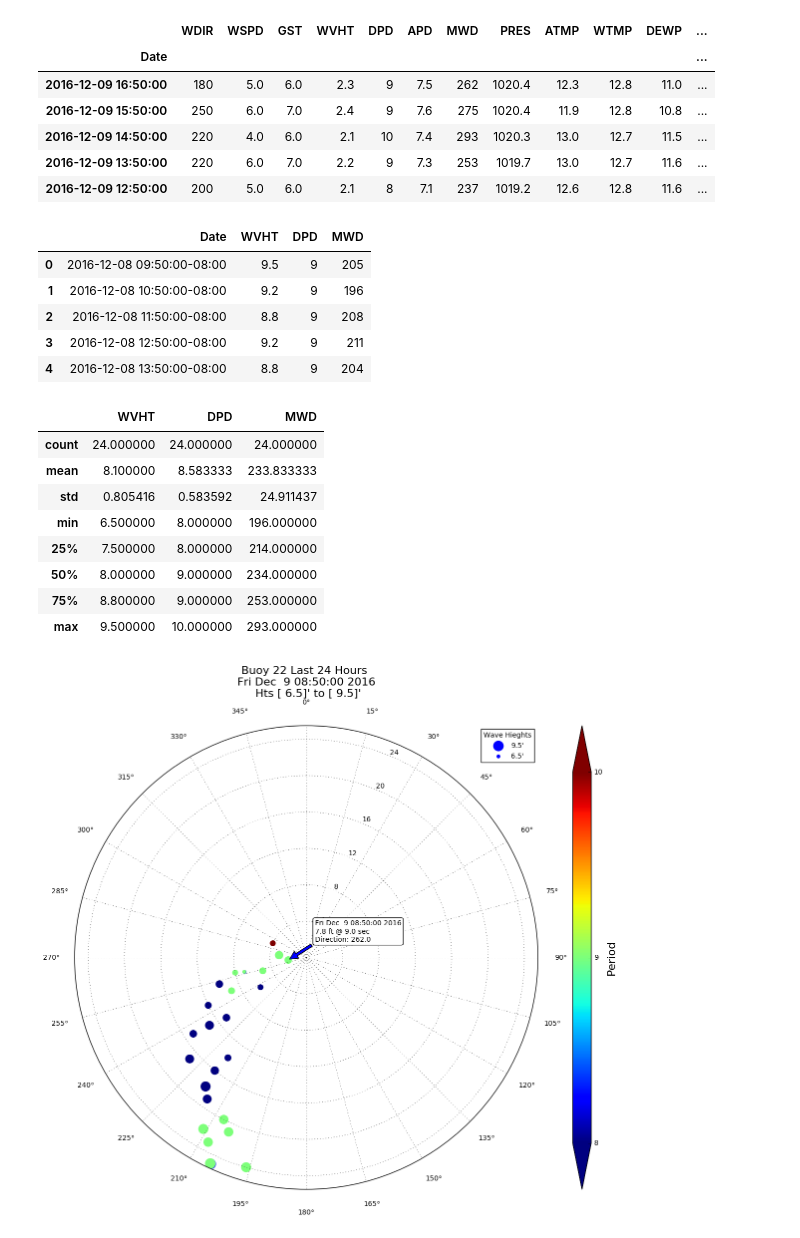
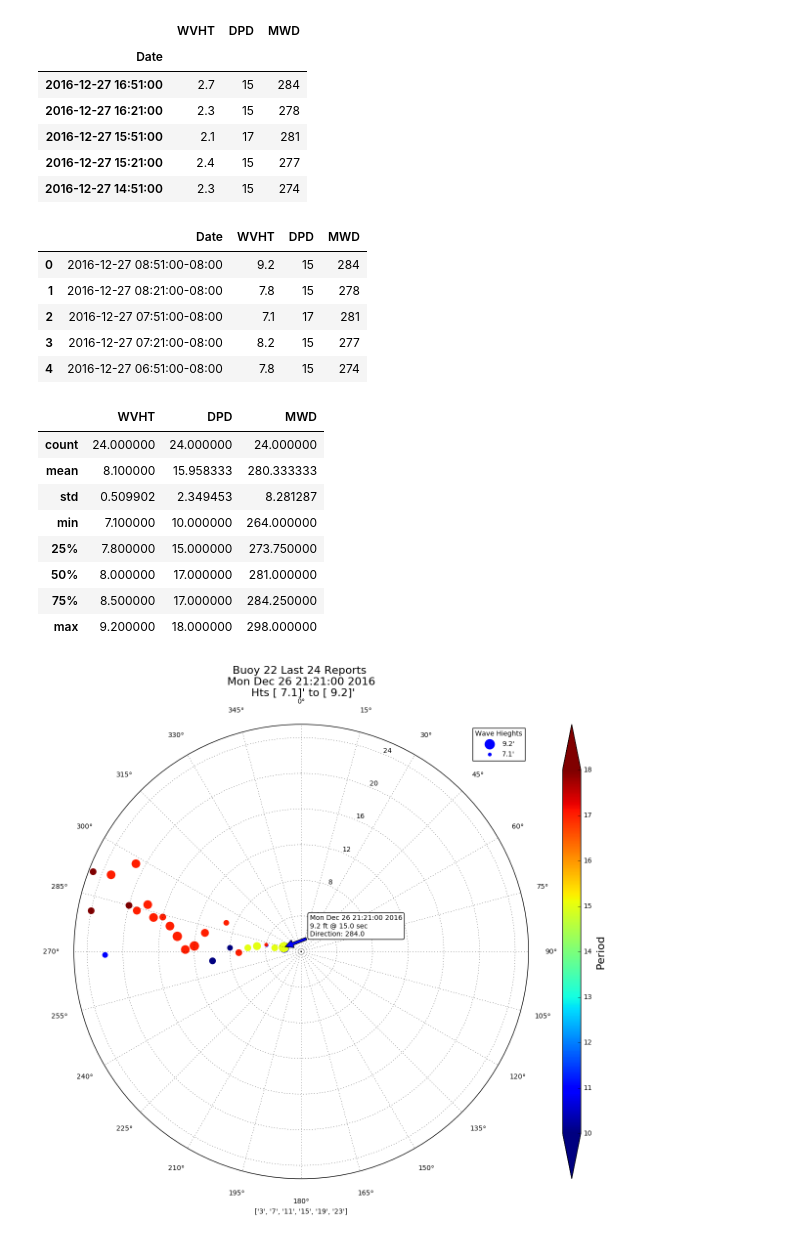
Before and after one commit to dhelliwell/buoy-data-notebooks, a Jupyter notebook: Bouy_Data.ipynb, the cells around one changed output. Cells and saved outputs as stored; diff of their text form; code cells hidden in the pictures.

```diff
--- a/Bouy_Data.ipynb
+++ b/Bouy_Data.ipynb
@@ -5,52 +5,59 @@ import matplotlib.pyplot as plt
 %matplotlib inline
 # %%
 #data_url = 'http://www.ndbc.noaa.gov/data/5day2/46022_5day.txt'
-data_url = 'http://www.ndbc.noaa.gov/data/realtime2/46022.txt'
+data_url = 'http://www.ndbc.noaa.gov/data/realtime2/46244.txt'
+#data_url = 'http://www.ndbc.noaa.gov/data/realtime2/46022.txt'
 
 # Set the number of hours to report.
 parse = lambda x: pd.to_datetime(x, format='%Y %m %d %H %M')
 buoy22_df = pd.read_csv(data_url, header=0, skiprows=[1], nrows=24,
                         sep='\s+', na_values=['MM', -99],
+                        usecols=['#YY', 'MM', 'DD', 'hh', 'mm', 'WVHT', 'DPD', 'MWD'],
                         parse_dates={'Date':['#YY', 'MM', 'DD', 'hh', 'mm']},
                         date_parser=parse, index_col = 0)
 buoy22_df.head()
 # %% [output]
-|  | WDIR | WSPD | GST | WVHT | DPD | APD | MWD | PRES | ATMP | WTMP | DEWP | ... |
-| Date |  |  |  |  |  |  |  |  |  |  |  | ... |
-| 2016-12-09 16:50:00 | 180 | 5.0 | 6.0 | 2.3 | 9 | 7.5 | 262 | 1020.4 | 12.3 | 12.8 | 11.0 | ... |
-| 2016-12-09 15:50:00 | 250 | 6.0 | 7.0 | 2.4 | 9 | 7.6 | 275 | 1020.4 | 11.9 | 12.8 | 10.8 | ... |
-| 2016-12-09 14:50:00 | 220 | 4.0 | 6.0 | 2.1 | 10 | 7.4 | 293 | 1020.3 | 13.0 | 12.7 | 11.5 | ... |
-| 2016-12-09 13:50:00 | 220 | 6.0 | 7.0 | 2.2 | 9 | 7.3 | 253 | 1019.7 | 13.0 | 12.7 | 11.6 | ... |
-| 2016-12-09 12:50:00 | 200 | 5.0 | 6.0 | 2.1 | 8 | 7.1 | 237 | 1019.2 | 12.6 | 12.8 | 11.6 | ... |
+|  | WVHT | DPD | MWD |
+| Date |  |  |  |
+| 2016-12-27 16:51:00 | 2.7 | 15 | 284 |
+| 2016-12-27 16:21:00 | 2.3 | 15 | 278 |
+| 2016-12-27 15:51:00 | 2.1 | 17 | 281 |
+| 2016-12-27 15:21:00 | 2.4 | 15 | 277 |
+| 2016-12-27 14:51:00 | 2.3 | 15 | 274 |
 # %%
-MWD_df = buoy22_df[['WVHT', 'DPD', 'MWD']].copy()
+MWD_df = buoy22_df.copy()
+
+# The data is reported in 'UTC'. Change local_time to desired time zone.
+local_time = 'US/Pacific'
 MWD_df = MWD_df.tz_localize('UTC')
-MWD_df = MWD_df.tz_convert('US/Pacific')
-MWD_df.sort_index(ascending=True, axis=0, inplace=True)
+MWD_df = MWD_df.tz_convert(local_time)
+
+# Reset the index for plotting purposes.
 MWD_df.reset_index(inplace=True)
+
+# Convert meters to feet.
 MWD_df['WVHT'] = MWD_df.apply(lambda x: np.around(x['WVHT'] * 3.4, decimals=1),
                               axis=1)
-
 MWD_df.head()
 # %% [output]
 |  | Date | WVHT | DPD | MWD |
-| 0 | 2016-12-08 09:50:00-08:00 | 9.5 | 9 | 205 |
-| 1 | 2016-12-08 10:50:00-08:00 | 9.2 | 9 | 196 |
-| 2 | 2016-12-08 11:50:00-08:00 | 8.8 | 9 | 208 |
-| 3 | 2016-12-08 12:50:00-08:00 | 9.2 | 9 | 211 |
-| 4 | 2016-12-08 13:50:00-08:00 | 8.8 | 9 | 204 |
+| 0 | 2016-12-27 08:51:00-08:00 | 9.2 | 15 | 284 |
+| 1 | 2016-12-27 08:21:00-08:00 | 7.8 | 15 | 278 |
+| 2 | 2016-12-27 07:51:00-08:00 | 7.1 | 17 | 281 |
+| 3 | 2016-12-27 07:21:00-08:00 | 8.2 | 15 | 277 |
+| 4 | 2016-12-27 06:51:00-08:00 | 7.8 | 15 | 274 |
 # %%
 MWD_df.describe()
 # %% [output]
 |  | WVHT | DPD | MWD |
 | count | 24.000000 | 24.000000 | 24.000000 |
-| mean | 8.100000 | 8.583333 | 233.833333 |
-| std | 0.805416 | 0.583592 | 24.911437 |
-| min | 6.500000 | 8.000000 | 196.000000 |
-| 25% | 7.500000 | 8.000000 | 214.000000 |
-| 50% | 8.000000 | 9.000000 | 234.000000 |
-| 75% | 8.800000 | 9.000000 | 253.000000 |
-| max | 9.500000 | 10.000000 | 293.000000 |
+| mean | 8.100000 | 15.958333 | 280.333333 |
+| std | 0.509902 | 2.349453 | 8.281287 |
+| min | 7.100000 | 10.000000 | 264.000000 |
+| 25% | 7.800000 | 15.000000 | 273.750000 |
+| 50% | 8.000000 | 17.000000 | 281.000000 |
+| 75% | 8.500000 | 17.000000 | 284.250000 |
+| max | 9.200000 | 18.000000 | 298.000000 |
 # %%
 # Get data for plotting
 # Convert swell direction from degrees to radians
@@ -58,7 +65,7 @@ theta = np.deg2rad(MWD_df[['MWD']])
 period = MWD_df[['DPD']]
 
 # Times are indexed with ints starting at 2 so that MWD can be detected.
-r = np.arange(len(theta) + 1,  1, -1)
+r = MWD_df.index+2
 
 # Get info for title string
 # Max and min hights will be reported in feet
@@ -68,12 +75,12 @@ hts_str =  str(height_min) + '\' to ' + str(height_max) + '\''
 
 # Get most current time reported and convert it from 'UTC' to 'PDT'
 date_str = str(MWD_df[['Date']].iloc[-1].ctime())
-tlt_str = 'Buoy 22 Last 24 Hours ' + '\n' + date_str + '\n Hts ' + hts_str
+tlt_str = 'Buoy 22 Last 24 Reports ' + '\n' + date_str + '\n Hts ' + hts_str
 
 # Get most current data
-latest_wht = str(float(MWD_df[['WVHT']].iloc[-1].values))
-latest_dpd = str(float(MWD_df[['DPD']].iloc[-1].values))
-latest_mwd = str(float(MWD_df[['MWD']].iloc[-1].values))
+latest_wht = str(float(MWD_df[['WVHT']].iloc[0].values))
+latest_dpd = str(float(MWD_df[['DPD']].iloc[0].values))
+latest_mwd = str(float(MWD_df[['MWD']].iloc[0].values))
 latest_str = date_str + '\n' + latest_wht + ' ft @ ' + latest_dpd + ' sec' + '\n' + 'Direction: ' + latest_mwd
 
 # Scale point sizes based on max and min wave height
@@ -85,7 +92,8 @@ b = (SMALL_PNT_SZ * height_max - LARGE_PNT_SZ * height_min) / (height_max - heig
 
 pnt_sz = m*MWD_df[['WVHT']] + b
 # %%
-my_plot = plt.rcParams['figure.figsize'] =[18, 12]
+#my_plot =
+plt.rcParams['figure.figsize'] =[18, 12]
 
 ax = plt.subplot(111, projection='polar')
 ax.set_theta_direction(-1)
@@ -99,34 +107,36 @@ ax.grid(True)
 
 big_idx = pnt_sz.idxmax()
 small_idx = pnt_sz.idxmin()
 
 big_str = str(float(MWD_df.iloc[big_idx]['WVHT'])) + "'"
 small_str = str(float(MWD_df.iloc[small_idx]['WVHT'])) + "'"
 
 #### These two plots are still visable after plotting the main plot. ####
 big = ax.scatter(theta.iloc[big_idx], r[int(big_idx)], s=pnt_sz.iloc[big_idx], edgecolors='face')
 small = ax.scatter(theta.iloc[small_idx], r[int(small_idx)], s=pnt_sz.iloc[small_idx], edgecolors='face')
 
 p = ax.scatter(theta, r, s=pnt_sz, c=period, edgecolors='face')
 
 cbar = plt.colorbar(p, extend='both', extendfrac=0.125)
 cbar.set_label('Period', fontsize=16)
 cbar.set_ticks(np.arange(period.min(), period.max() + 1))
 
 ax.set_title(tlt_str, va='bottom', fontsize=16)
 
-thistheta = theta.iloc[-1]
-thisr = r[-1]
+thistheta = theta.iloc[0]
+thisr = r[0]
 ax.annotate(latest_str,
             xy=(thistheta, thisr),  # theta, radius
             xytext=(0.5, 2),    # fraction, fraction
             bbox=dict(boxstyle="round", fc="w"),
             arrowprops=dict(facecolor='blue', shrink=0.05)
             )
 
 # Plot legend.
-lgnd = plt.legend([big_str, small_str], loc="upper right", scatterpoints=1, fontsize=10, title='Wave Hieghts')
+#lgnd =
+plt.legend([big_str, small_str], loc="upper right", scatterpoints=1, fontsize=10, title='Wave Hieghts')
+ax.set_xlabel(['3', '7', '11', '15', '19', '23'])
 
 plt.show(ax)
 # %% [output]
-[figure, old version]
+[figure, new version]
```
Also changed, not shown: parts of 1 cell of this notebook.
